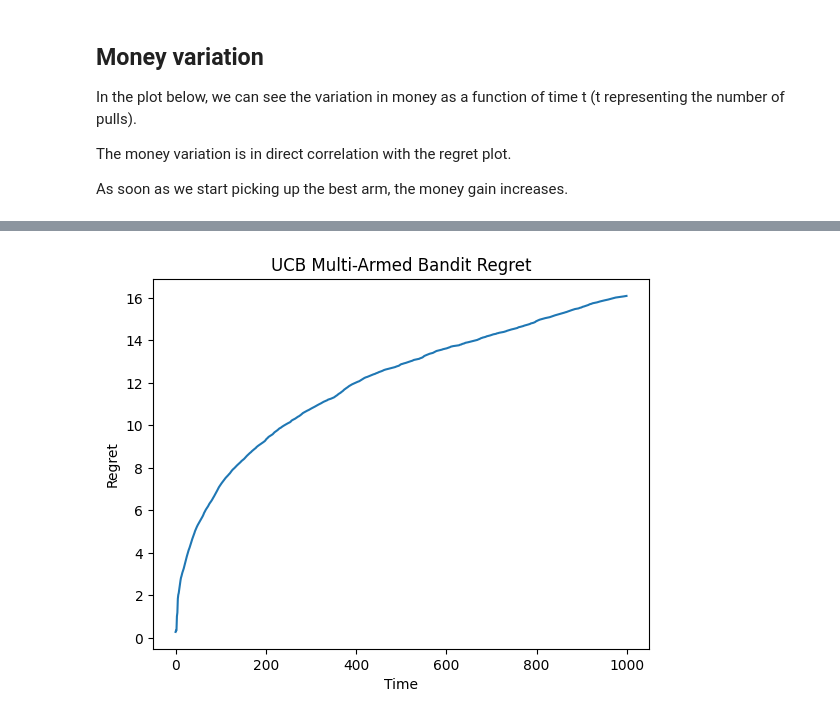
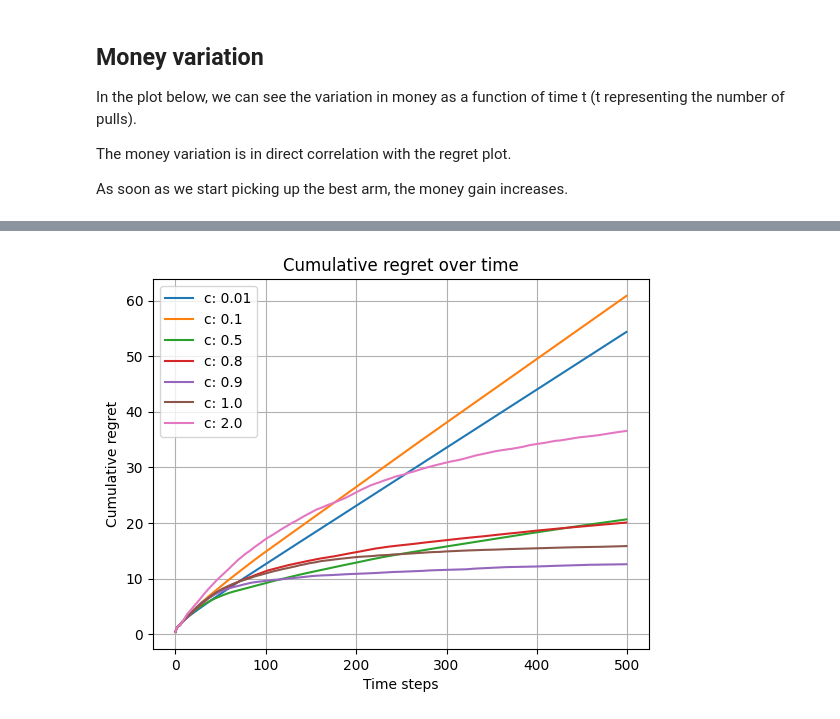
Before and after one commit to Thosam1/BachelorProject, a Jupyter notebook: Bandits/multi-armed-bandits/multi_armed_bandits.ipynb, the cells around one changed output, grey strips where cells are left out. Cells and saved outputs as stored; diff of their text form; code cells hidden in the pictures.

```diff
--- a/Bandits/multi-armed-bandits/multi_armed_bandits.ipynb
+++ b/Bandits/multi-armed-bandits/multi_armed_bandits.ipynb
@@ -576,17 +614,6 @@ show_plot(line_plot(y_values=avg_regrets, x_label="Time", y_label="Regret", titl
-# %%
-total_regrets = 0
-
-for i in range(n_simulations):
-
-    # Running the algorithm
-    selected_arms, rewards, wins, losses = ucb_algorithm(n_arms, n_trials, c, true_probs)
-
-    # Compute the regret
-    total_regrets += regret(selected_arms, true_probs)
-
-avg_regrest = total_regrets / n_simulations
-
-# Plot the regret
-show_plot(line_plot(y_values=avg_regrest, x_label="Time", y_label="Regret", title="UCB Multi-Armed Bandit Regret"))
-# %% [output]
-[figure, removed]
+# %%
+regrets = run_ucb_for_different_epsilons(n_simulations, n_arms, n_steps, true_probs, rewards_associated, c_list)
+# %%
+plot_cumulative_regrets(regrets, ["c: 0.01", "c: 0.1", "c: 0.5", "c: 0.8", "c: 0.9", "c: 1.0", "c: 2.0"])
+# %% [output]
+[figure, added]
```
Also changed, not shown: parts of 52 cells of this notebook, 6 other files.
